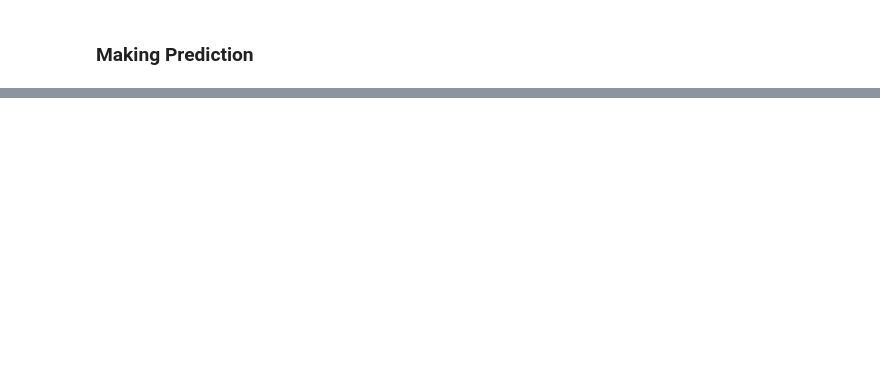
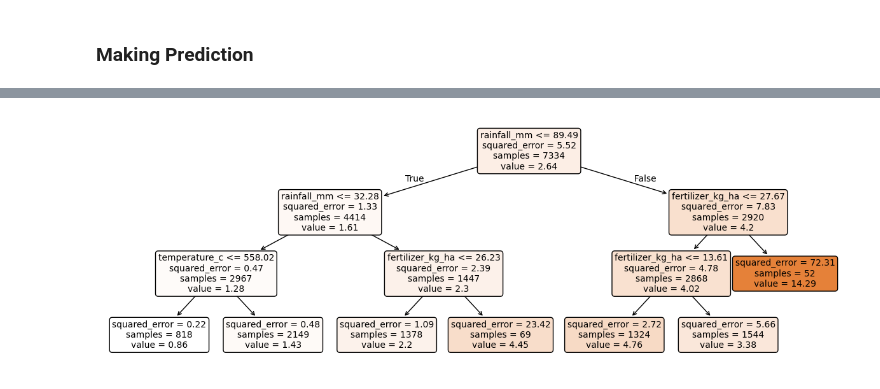
Before and after one commit to Durjoysarker-swarup/Machine-Learning, a Jupyter notebook: 10. Yield Prediction/Yield Prediction.ipynb, the cells around one changed output, grey strips where cells are left out. Cells and saved outputs as stored; diff of their text form; code cells hidden in the pictures; blank space fills up the shorter version.

```diff
--- a/10. Yield Prediction/Yield Prediction.ipynb
+++ b/10. Yield Prediction/Yield Prediction.ipynb
@@ -81,6 +81,7 @@ temperature_c      -0.229801         -0.158104     0.181796       1.000000
 # %% [markdown]
 ## Separating features from the target
 # %%
+features = ["rainfall_mm", "temperature_c", "fertilizer_kg_ha"]
 X = df[['fertilizer_kg_ha', 'rainfall_mm', 'temperature_c']]
 y = df['yield_t_ha']
 # %% [markdown]
@@ -250,0 +256,13 @@ R-squared Value:  0.56
+# %%
+plt.figure(figsize=(15,5))
+plot_tree(
+    tree_model,
+    feature_names = features,
+    filled = True,
+    rounded = True,
+    fontsize = 10,
+    precision = 2
+    )
+plt.show()
+# %% [output]
+[figure, added]
```
Also changed, not shown: parts of 8 cells of this notebook, 1 other file.
